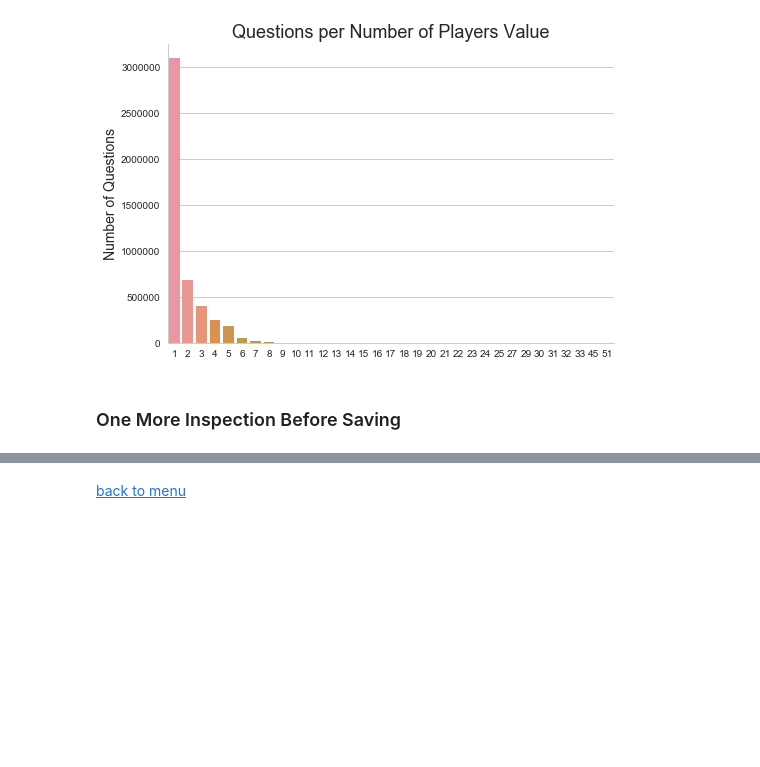
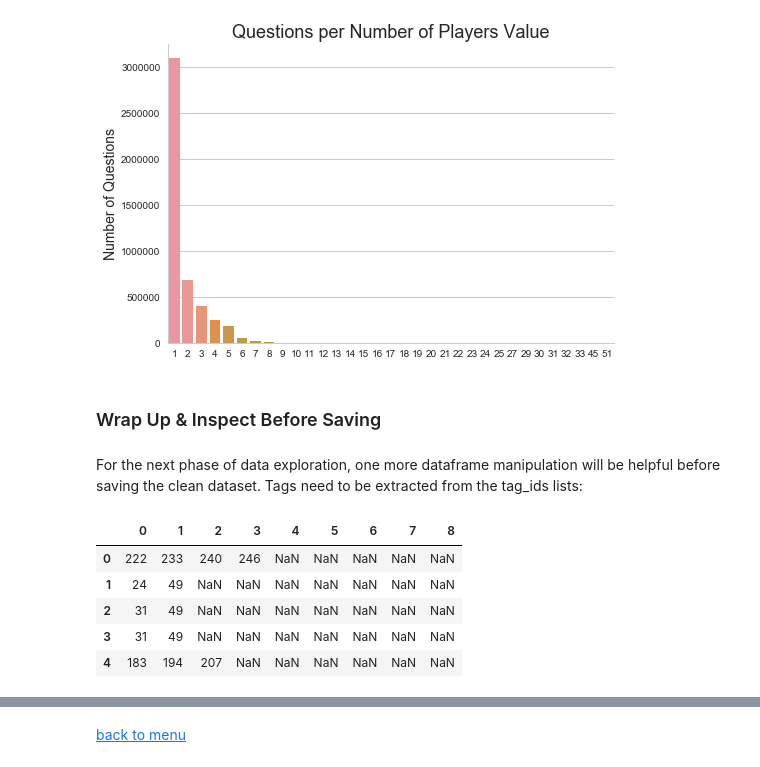
Before and after one commit to oserttas-math/predicting_assessment_mastery, a Jupyter notebook: notebooks/initial_data_exploration.ipynb, the cells around one changed output, grey strips where cells are left out. Cells and saved outputs as stored; diff of their text form; code cells hidden in the pictures; blank space fills up the shorter version.

```diff
--- a/notebooks/initial_data_exploration.ipynb
+++ b/notebooks/initial_data_exploration.ipynb
@@ -847,4 +842,19 @@ plt.show()
 # %% [output]
 [figure]
 # %% [markdown]
-### One More Inspection Before Saving
+### Wrap Up & Inspect Before Saving
+# %% [markdown]
+For the next phase of data exploration, one more dataframe manipulation will be helpful before saving the clean dataset. Tags need to be extracted from the tag_ids lists:
+# %%
+# Create new dataframe of 'tag_ids':
+tags = df['tag_ids'].apply(pd.Series)
+
+# Inspect the tags dataframe:
+tags.head()
+# %% [output]
+|  | 0 | 1 | 2 | 3 | 4 | 5 | 6 | 7 | 8 |
+| 0 | 222 | 233 | 240 | 246 | NaN | NaN | NaN | NaN | NaN |
+| 1 | 24 | 49 | NaN | NaN | NaN | NaN | NaN | NaN | NaN |
+| 2 | 31 | 49 | NaN | NaN | NaN | NaN | NaN | NaN | NaN |
+| 3 | 31 | 49 | NaN | NaN | NaN | NaN | NaN | NaN | NaN |
+| 4 | 183 | 194 | 207 | NaN | NaN | NaN | NaN | NaN | NaN |
```
Also changed, not shown: parts of 8 cells of this notebook.
